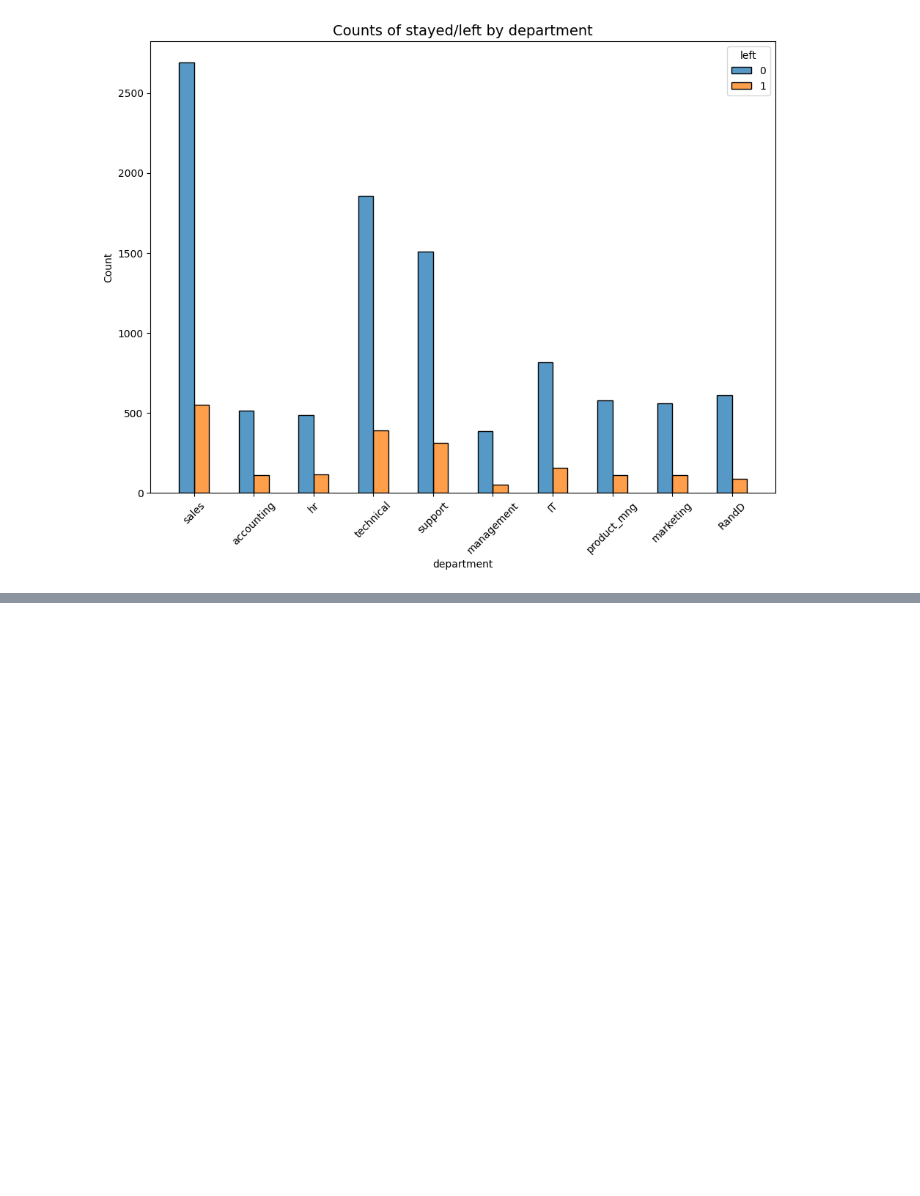
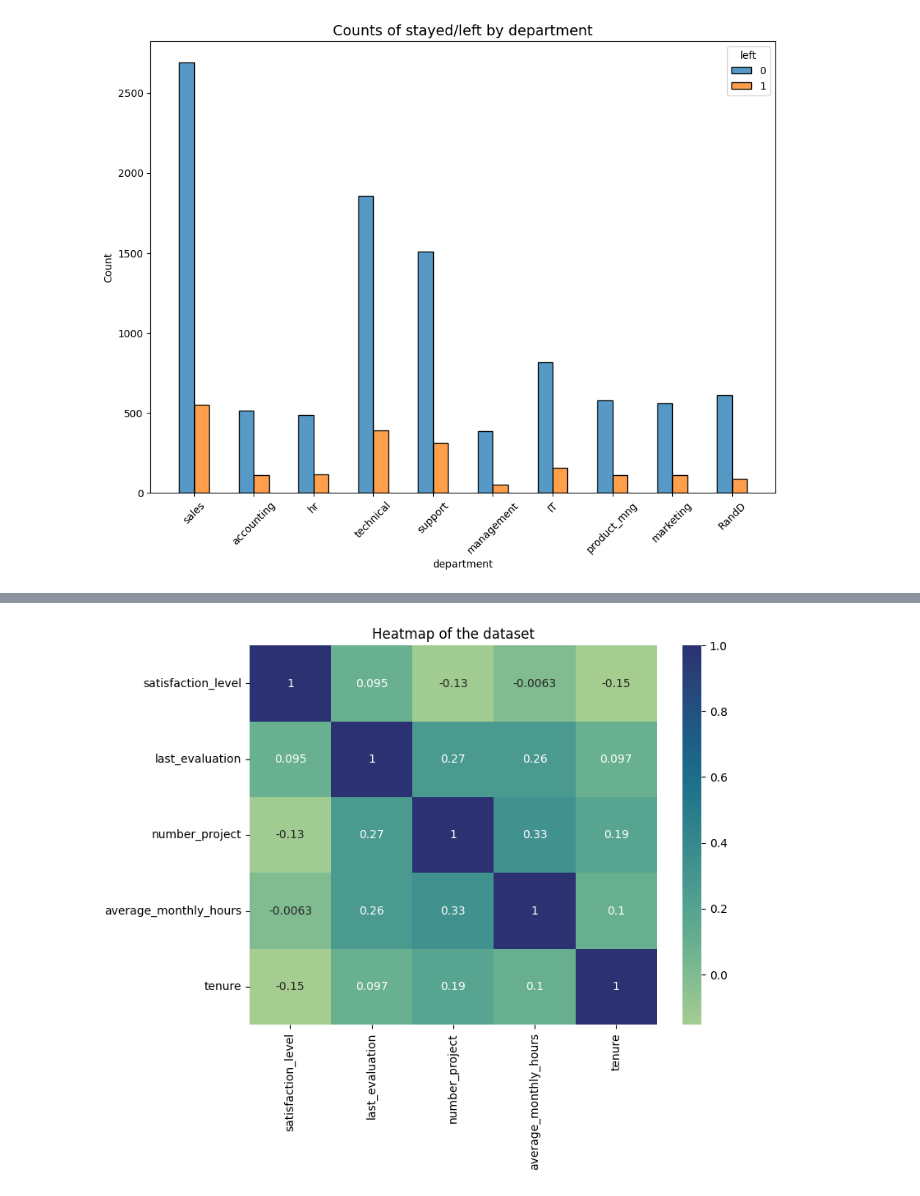
Before and after one commit to rahulkhanna5/saili-motors-ml-mode, a Jupyter notebook: sali motors.ipynb, the cells around one changed output, grey strips where cells are left out. Saved outputs shown, nothing was run; the diff lists cells and outputs as text; code cells hidden in the pictures; blank space fills up the shorter version.

```diff
--- a/sali motors.ipynb
+++ b/sali motors.ipynb
@@ -337,0 +333,16 @@ ValueError: could not convert string to float: 'sales'
+# %%
+# Copy the dataframe
+df_enc = df1.copy()
+
+# Encode the `salary` column as an ordinal numeric category
+df_enc['salary'] = (
+    df_enc['salary'].astype('category')
+    .cat.set_categories(['low', 'medium', 'high'])
+    .cat.codes
+)
+
+# Dummy encode the `department` column
+df_enc = pd.get_dummies(df_enc, drop_first=False)
+
+# Display the new dataframe
+df_enc.head()
@@ -337,0 +356,13 @@ ValueError: could not convert string to float: 'sales'
+# %%
+# Create a heatmap to visualize how correlated variables are
+plt.figure(figsize=(8, 6))
+sns.heatmap(
+    df_enc[['satisfaction_level', 'last_evaluation', 'number_project',
+            'average_monthly_hours', 'tenure']].corr(),
+    annot=True,
+    cmap="crest"
+)
+plt.title('Heatmap of the dataset')
+plt.show()
+# %% [output]
+[figure, added]
```
Also changed, not shown: parts of 2 cells of this notebook.
